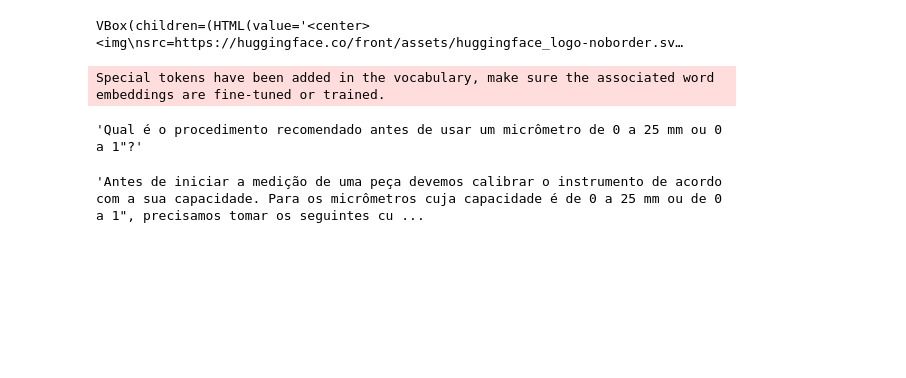
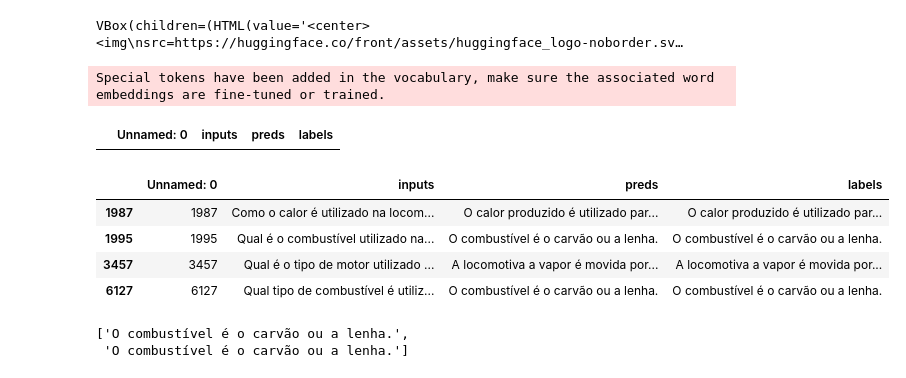
Before and after one commit to EdmilsonSantana/auto-qa-gen, a Jupyter notebook: notebooks/PTT5_Fine_Tuning.ipynb, the cells around one changed output. Cells and saved outputs as stored; diff of their text form; code cells hidden in the pictures; blank space fills up the shorter version.

Commit message:
Running inference with validation dataset

```diff
--- a/notebooks/PTT5_Fine_Tuning.ipynb
+++ b/notebooks/PTT5_Fine_Tuning.ipynb
@@ -432,11 +450,25 @@ model = T5ForConditionalGeneration.from_pretrained('emgs/ptt5-qa').to("cuda")
 tokenizer = T5Tokenizer.from_pretrained('emgs/ptt5-qa')
 # %% [output]
 Special tokens have been added in the vocabulary, make sure the associated word embeddings are fine-tuned or trained.
-# %%
-test_questions[0]
-# %% [output]
-'Qual é o procedimento recomendado antes de usar um micrômetro de 0 a 25 mm ou 0 a 1"?'
-# %%
-test_answers[0]
-# %% [output]
-'Antes de iniciar a medição de uma peça devemos calibrar o instrumento de acordo com a sua capacidade. Para os micrômetros cuja capacidade é de 0 a 25 mm ou de 0 a 1", precisamos tomar os seguintes cu ...
+# %%
+DATA_DIR = '/content/drive/MyDrive/tcc'
+df_train = pd.read_csv(f'{DATA_DIR}/train_result.csv')
+df_test = pd.read_csv(f'{DATA_DIR}/test_result.csv')
+# %%
+questions = ["Que tipo de combustível é utilizado na locomotiva a vapor?", "Qual o combustível utilizado na locomotiva a vapor?"]
+df_train[df_train['inputs'].isin(questions)]
+# %% [output]
+|  | Unnamed: 0 | inputs | preds | labels |
+# %%
+df_train[df_train['inputs'].str.contains('utilizado na locomotiva a vapor?')]
+# %% [output]
+|  | Unnamed: 0 | inputs | preds | labels |
+| 1987 | 1987 | Como o calor é utilizado na locom... | O calor produzido é utilizado par... | O calor produzido é utilizado par... |
+| 1995 | 1995 | Qual é o combustível utilizado na... | O combustível é o carvão ou a lenha. | O combustível é o carvão ou a lenha. |
+| 3457 | 3457 | Qual é o tipo de motor utilizado ... | A locomotiva a vapor é movida por... | A locomotiva a vapor é movida por... |
+| 6127 | 6127 | Qual tipo de combustível é utiliz... | O combustível é o carvão ou a lenha. | O combustível é o carvão ou a lenha. |
+# %%
+inference(model, tokenizer, ["Que tipo de combustível é utilizado na locomotiva a vapor?", "Qual o combustível utilizado na locomotiva a vapor?"])
+# %% [output]
+['O combustível é o carvão ou a lenha.',
+ 'O combustível é o carvão ou a lenha.']
```
Also changed, not shown: parts of 8 cells of this notebook.
